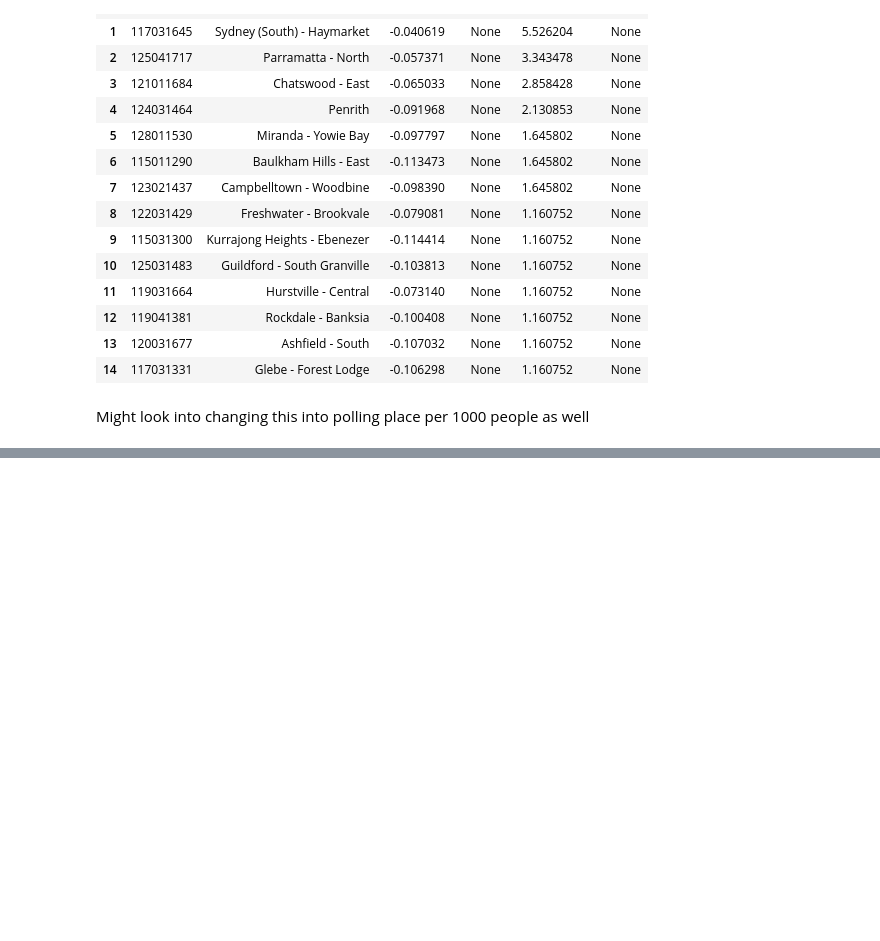
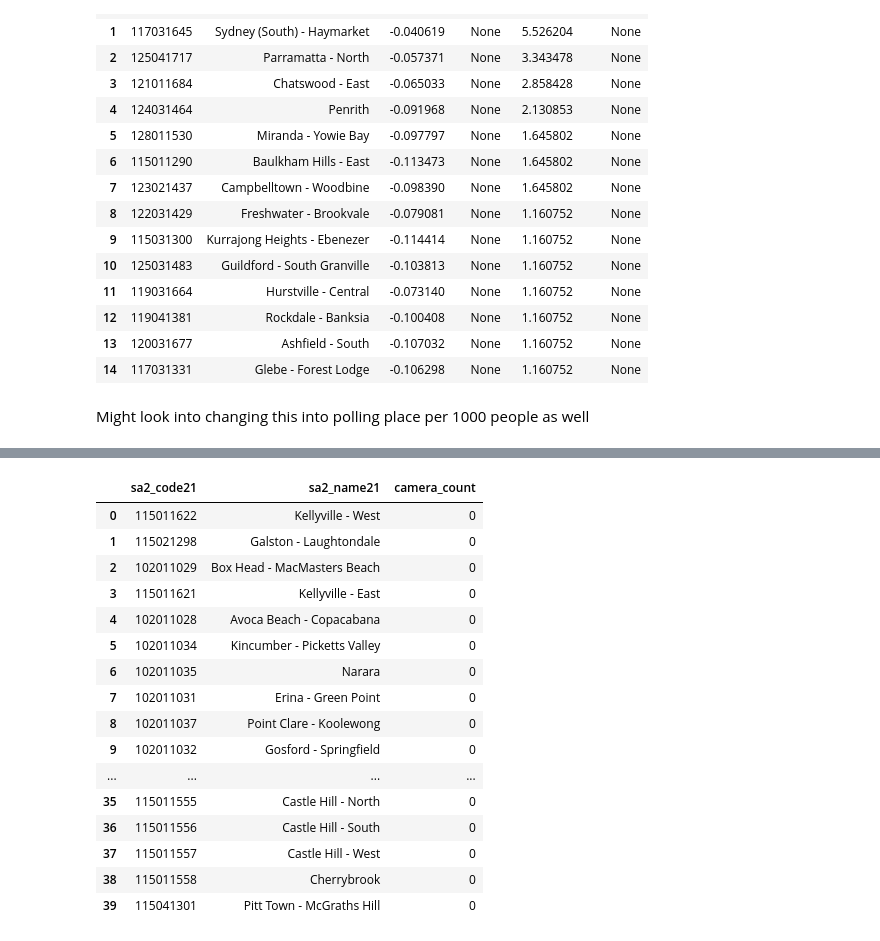
Before and after one commit to infernocadet/greater-sydney-analysis, a Jupyter notebook: Greater Sydney Analysis.ipynb, the cells around one changed output, grey strips where cells are left out. Saved outputs shown, nothing was run; the diff lists cells and outputs as text; code cells hidden in the pictures; blank space fills up the shorter version.

```diff
--- a/Greater Sydney Analysis.ipynb
+++ b/Greater Sydney Analysis.ipynb
@@ -2300,0 +2398,27 @@ Might look into changing this into polling place per 1000 people as well
+# %%
+query(conn, """
+SELECT g.sa2_code21, g.sa2_name21, COUNT(c.camera_id) AS camera_count
+FROM greater_sydney_regions g
+LEFT JOIN cameras c on ST_Contains(g.geom, c.geom)
+GROUP BY g.sa2_code21, g.sa2_name21
+ORDER BY camera_count asc
+LIMIT 40;
+""")
+# %% [output]
+|  | sa2_code21 | sa2_name21 | camera_count |
+| 0 | 115011622 | Kellyville - West | 0 |
+| 1 | 115021298 | Galston - Laughtondale | 0 |
+| 2 | 102011029 | Box Head - MacMasters Beach | 0 |
+| 3 | 115011621 | Kellyville - East | 0 |
+| 4 | 102011028 | Avoca Beach - Copacabana | 0 |
+| 5 | 102011034 | Kincumber - Picketts Valley | 0 |
+| 6 | 102011035 | Narara | 0 |
+| 7 | 102011031 | Erina - Green Point | 0 |
+| 8 | 102011037 | Point Clare - Koolewong | 0 |
+| 9 | 102011032 | Gosford - Springfield | 0 |
+| ... | ... | ... | ... |
+| 35 | 115011555 | Castle Hill - North | 0 |
+| 36 | 115011556 | Castle Hill - South | 0 |
+| 37 | 115011557 | Castle Hill - West | 0 |
+| 38 | 115011558 | Cherrybrook | 0 |
+| 39 | 115041301 | Pitt Town - McGraths Hill | 0 |
```
Also changed, not shown: parts of 43 cells of this notebook.
